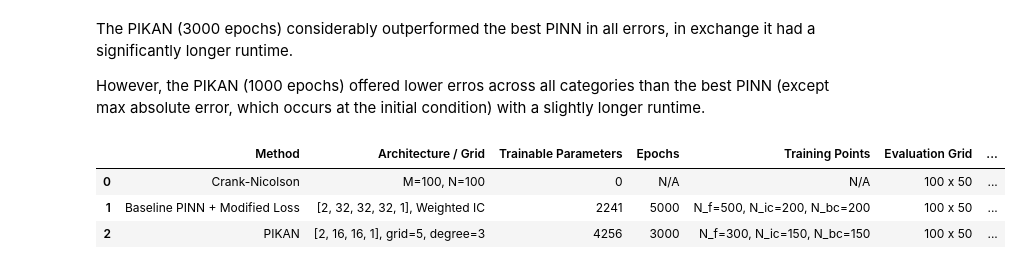
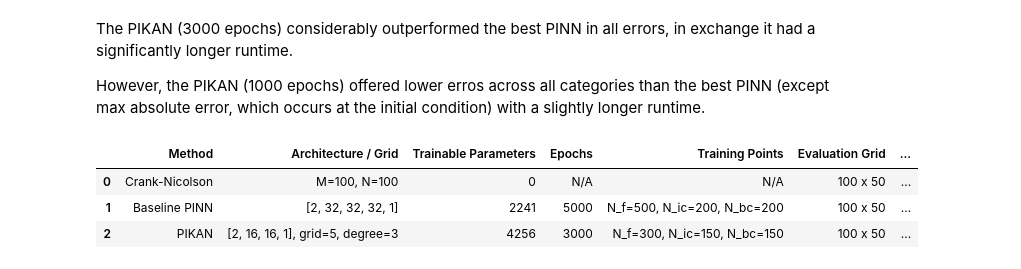
Before and after one commit to dylan-sinnott/black-scholes-pinn-pikan-benchmark, a Jupyter notebook: notebooks/05_comparison.ipynb, the cells around one changed output. Cells and saved outputs as stored; diff of their text form; code cells hidden in the pictures.

```diff
--- a/notebooks/05_comparison.ipynb
+++ b/notebooks/05_comparison.ipynb
@@ -259,51 +259,51 @@ final_comparison = pd.DataFrame([
     "Epochs": "N/A",
     "Training Points": "N/A",
     "Evaluation Grid": evaluation_grid,
-    "Runtime (s)": 0.5141,
+    "Runtime (s)": 0.293888,
     "Runtime per Epoch (s)": "N/A",
     "MSE": 0.000096,
     "RMSE": 0.009815,
     "MAE": 0.003887,
     "Max Abs Error": 0.129387,
     "Relative L2 Error": 0.000102,
     },
     {
-        "Method": "Baseline PINN + Modified Loss",
-        "Architecture / Grid": "[2, 32, 32, 32, 1], Weighted IC",
+        "Method": "Baseline PINN",
+        "Architecture / Grid": "[2, 32, 32, 32, 1]",
         "Trainable Parameters": 2241,
         "Epochs": 5000,
         "Training Points": "N_f=500, N_ic=200, N_bc=200",
         "Evaluation Grid": evaluation_grid,
-        "Runtime (s)": 55.1,
-        "Runtime per Epoch (s)": 0.01102,
-        "MSE": 0.220308,
-        "RMSE": 0.469370,
-        "MAE": 0.387819,
-        "Max Abs Error": 3.454764,
-        "Relative L2 Error": 0.004857,
+        "Runtime (s)": 33.7,
+        "Runtime per Epoch (s)": 0.006470,
+        "MSE": 0.250624,
+        "RMSE": 0.500623,
+        "MAE": 0.363268,
+        "Max Abs Error": 4.505993,
+        "Relative L2 Error": 0.005180,
     },
     {
         "Method": "PIKAN",
         "Architecture / Grid": "[2, 16, 16, 1], grid=5, degree=3",
         "Trainable Parameters": 4256,
         "Epochs": 3000,
         "Training Points": "N_f=300, N_ic=150, N_bc=150",
         "Evaluation Grid": evaluation_grid,
-        "Runtime (s)": 282.4,
-        "Runtime per Epoch (s)": 0.941333,
+        "Runtime (s)": 257.6,
+        "Runtime per Epoch (s)": 0.085867,
         "MSE": 0.003373,
         "RMSE": 0.058075,
         "MAE": 0.033826,
         "Max Abs Error": 1.629618,
         "Relative L2 Error": 0.000601,
     },
 ])
 
 final_comparison
 # %% [output]
 |  | Method | Architecture / Grid | Trainable Parameters | Epochs | Training Points | Evaluation Grid | ... |
 | 0 | Crank-Nicolson | M=100, N=100 | 0 | N/A | N/A | 100 x 50 | ... |
-| 1 | Baseline PINN + Modified Loss | [2, 32, 32, 32, 1], Weighted IC | 2241 | 5000 | N_f=500, N_ic=200, N_bc=200 | 100 x 50 | ... |
+| 1 | Baseline PINN | [2, 32, 32, 32, 1] | 2241 | 5000 | N_f=500, N_ic=200, N_bc=200 | 100 x 50 | ... |
 | 2 | PIKAN | [2, 16, 16, 1], grid=5, degree=3 | 4256 | 3000 | N_f=300, N_ic=150, N_bc=150 | 100 x 50 | ... |
 # %%
 # Saving the final method comparison table.
```
Also changed, not shown: parts of 6 cells of this notebook, 17 other files.
